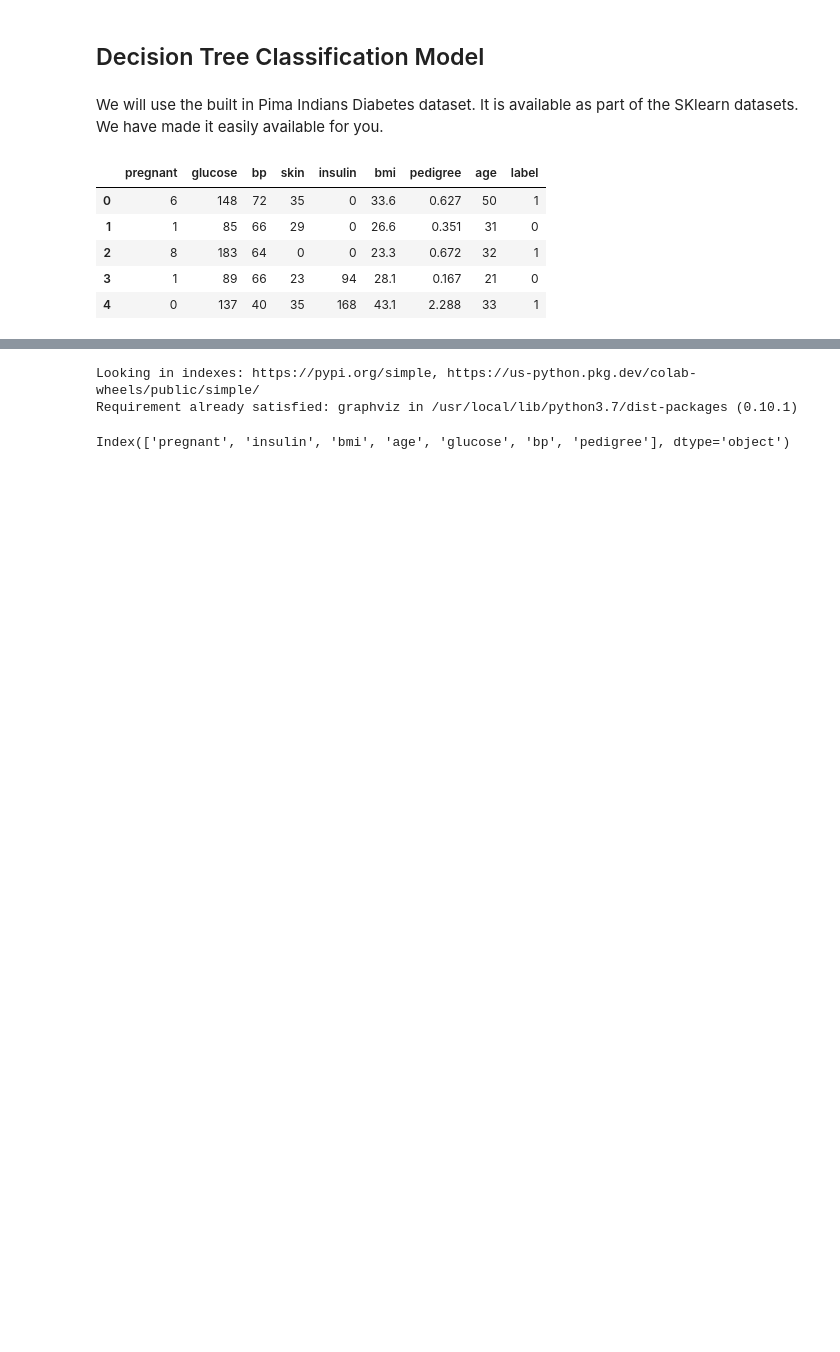
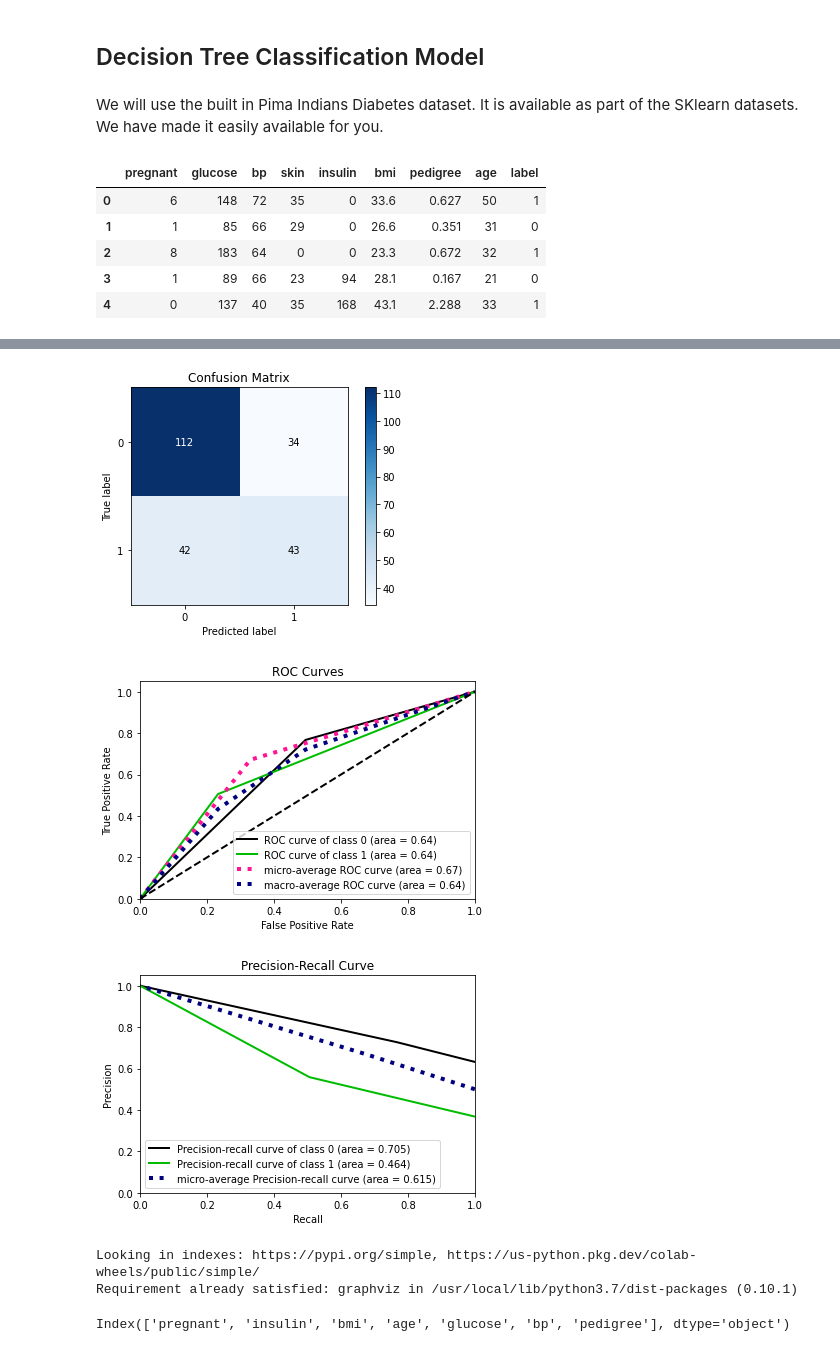
Before and after one commit to a-nagar/cs4372, a Jupyter notebook: Decision_Tree_RF.ipynb, the cells around one changed output, grey strips where cells are left out. Saved outputs shown, nothing was run; the diff lists cells and outputs as text; code cells hidden in the pictures; blank space fills up the shorter version.

```diff
--- a/Decision_Tree_RF.ipynb
+++ b/Decision_Tree_RF.ipynb
@@ -36,6 +36,7 @@ clf = clf.fit(X_train,y_train)
 
 #Predict the response for test dataset
 predictions = clf.predict(X_test)
+predicted_probas = clf.predict_proba(X_test)
 # %%
 from sklearn.metrics import classification_report, accuracy_score
 
@@ -63,3 +81,16 @@ Accuracy:  0.6926406926406926
+# %%
+import scikitplot as skplt
+import matplotlib.pyplot as plt
+
+
+skplt.metrics.plot_confusion_matrix(y_test, predictions)
+skplt.metrics.plot_roc(y_test, predicted_probas)
+skplt.metrics.plot_precision_recall_curve(y_test, predicted_probas)
+plt.show()
+# %% [output]
+[figure, added]
+[figure, added]
+[figure, added]
 # %%
 !pip install graphviz
 # %% [output]
```
Also changed, not shown: parts of 8 cells of this notebook.
